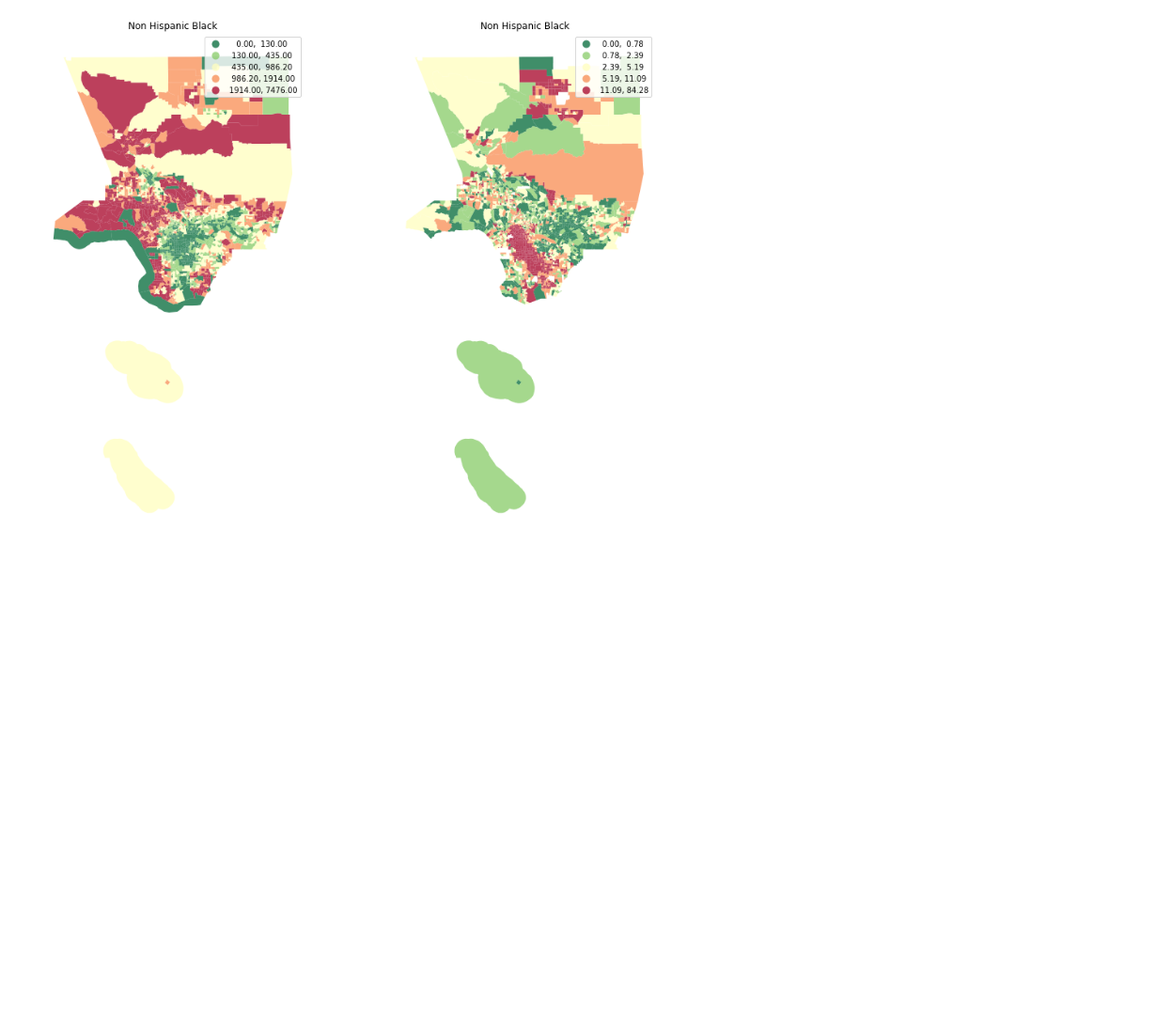
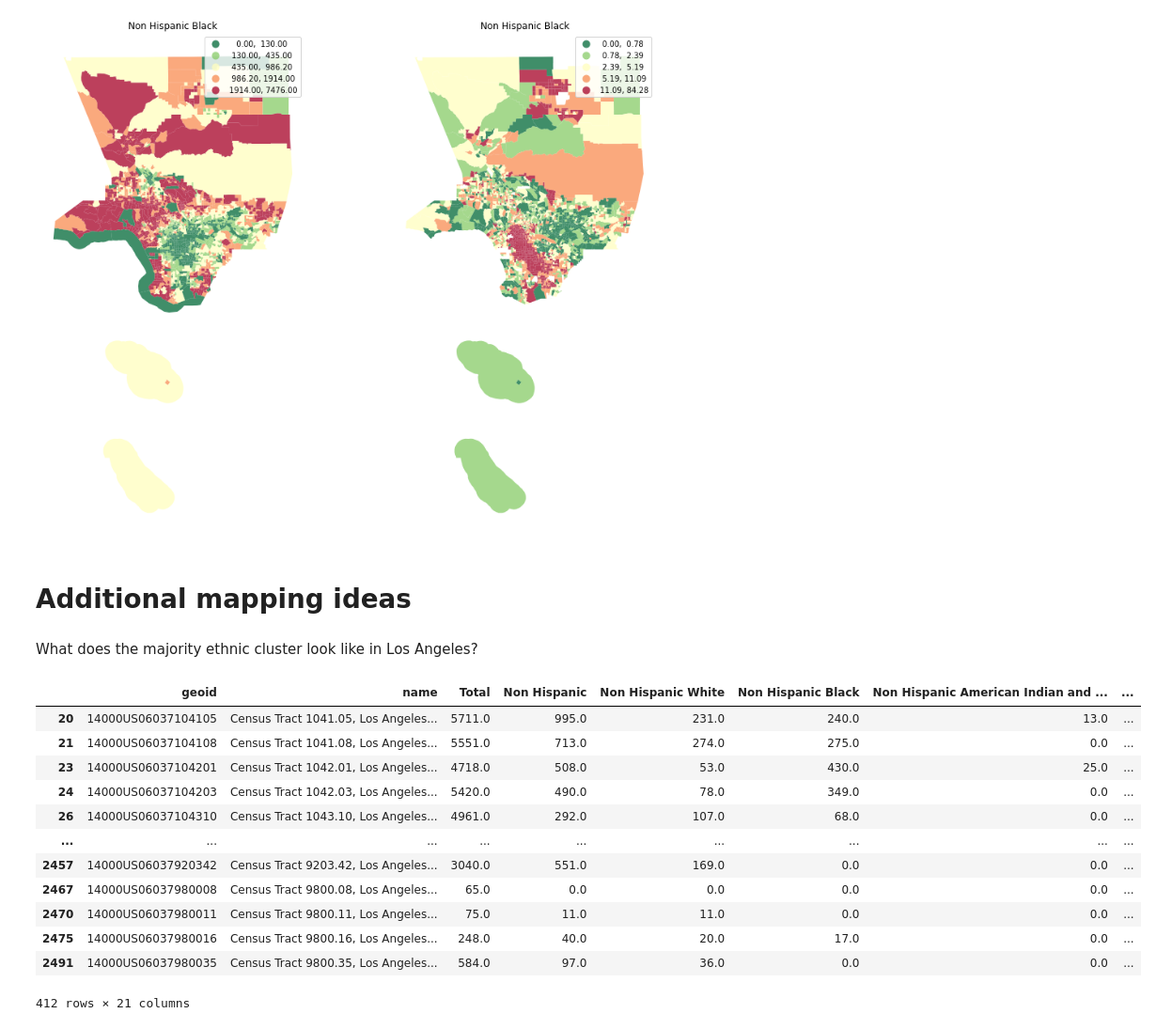
Before and after one commit to Rishiraj-singh7/Census-Data-Mapping, a Jupyter notebook: main.ipynb, the cells around one changed output. Shown at 94% size. Drawn from its saved outputs; the diff is of its cells as text; code cells hidden in the pictures; blank space fills up the shorter version.

```diff
--- a/main.ipynb
+++ b/main.ipynb
@@ -592,3 +592,23 @@ ax2.set_title("Non Hispanic Black")
 # %% [output]
 Text(0.5, 1.0, 'Non Hispanic Black')
 [figure]
+# %% [markdown]
+# Additional mapping ideas
+# %% [markdown]
+What does the majority ethnic cluster look like in Los Angeles?
+# %%
+gdf[gdf['Percent Hispanic'] > 80]
+# %% [output]
+|  | geoid | name | Total | Non Hispanic | Non Hispanic White | Non Hispanic Black | Non Hispanic American Indian and ... | ... |
+| 20 | 14000US06037104105 | Census Tract 1041.05, Los Angeles... | 5711.0 | 995.0 | 231.0 | 240.0 | 13.0 | ... |
+| 21 | 14000US06037104108 | Census Tract 1041.08, Los Angeles... | 5551.0 | 713.0 | 274.0 | 275.0 | 0.0 | ... |
+| 23 | 14000US06037104201 | Census Tract 1042.01, Los Angeles... | 4718.0 | 508.0 | 53.0 | 430.0 | 25.0 | ... |
+| 24 | 14000US06037104203 | Census Tract 1042.03, Los Angeles... | 5420.0 | 490.0 | 78.0 | 349.0 | 0.0 | ... |
+| 26 | 14000US06037104310 | Census Tract 1043.10, Los Angeles... | 4961.0 | 292.0 | 107.0 | 68.0 | 0.0 | ... |
+| ... | ... | ... | ... | ... | ... | ... | ... | ... |
+| 2457 | 14000US06037920342 | Census Tract 9203.42, Los Angeles... | 3040.0 | 551.0 | 169.0 | 0.0 | 0.0 | ... |
+| 2467 | 14000US06037980008 | Census Tract 9800.08, Los Angeles... | 65.0 | 0.0 | 0.0 | 0.0 | 0.0 | ... |
+| 2470 | 14000US06037980011 | Census Tract 9800.11, Los Angeles... | 75.0 | 11.0 | 11.0 | 0.0 | 0.0 | ... |
+| 2475 | 14000US06037980016 | Census Tract 9800.16, Los Angeles... | 248.0 | 40.0 | 20.0 | 17.0 | 0.0 | ... |
+| 2491 | 14000US06037980035 | Census Tract 9800.35, Los Angeles... | 584.0 | 97.0 | 36.0 | 0.0 | 0.0 | ... |
+412 rows × 21 columns
```
Also changed, not shown: parts of 7 cells of this notebook.
